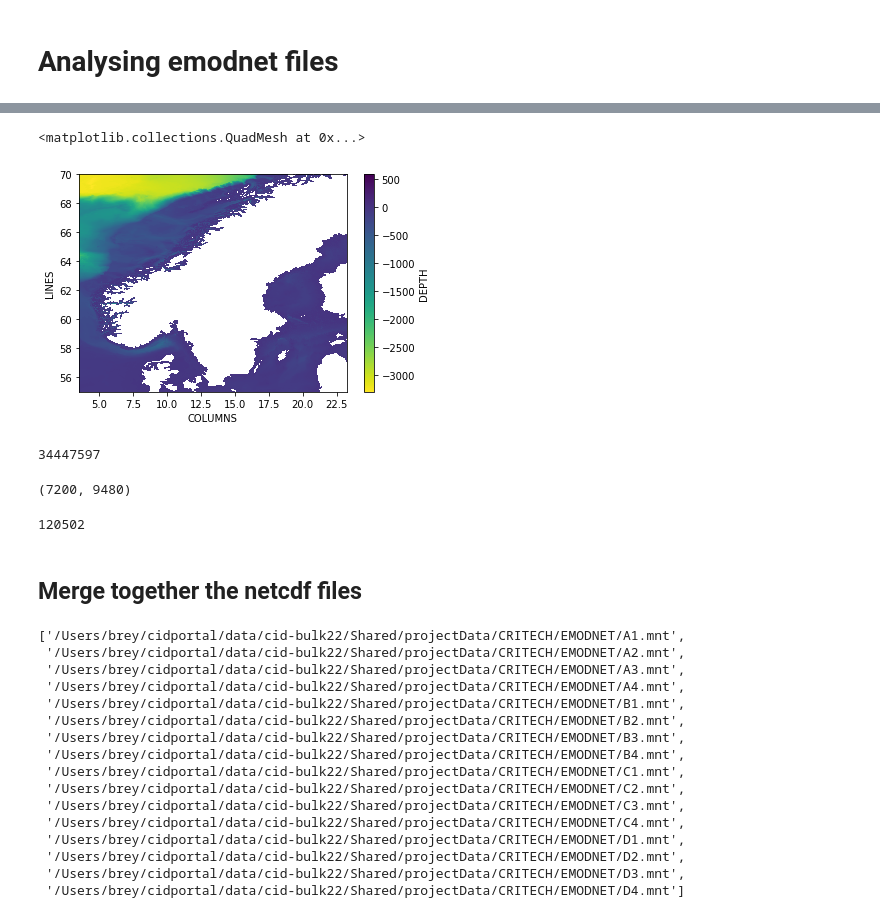
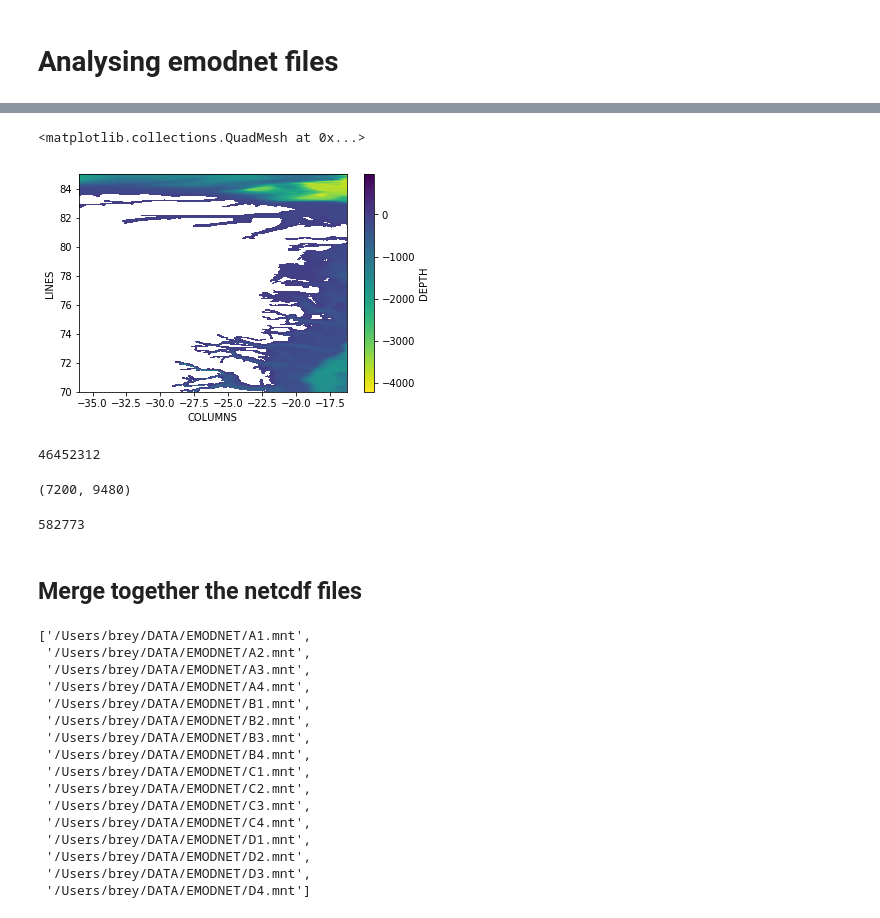
Before and after one commit to brey/pyPoseidon, a Jupyter notebook: Notebooks/DEM/EMODNET.ipynb, the cells around one changed output, grey strips where cells are left out. Cells and saved outputs as stored; diff of their text form; code cells hidden in the pictures.

```diff
--- a/Notebooks/DEM/EMODNET.ipynb
+++ b/Notebooks/DEM/EMODNET.ipynb
@@ -7,4 +9,4 @@ import glob
 # %%
 %matplotlib inline
 # %%
-datc2 = xr.open_dataset('/Users/brey/DATA/EMODNET/C2.mnt')
+data1 = xr.open_dataset('/Users/brey/DATA/EMODNET/A1.mnt')
@@ -31,12 +54,12 @@ Data variables:
 # %%
-v2=datc2.DEPTH.max(); v1 = datc2.DEPTH.min()
+v2=data1.DEPTH.max(); v1 = data1.DEPTH.min()
 # %%
-datc2.DEPTH.plot(vmin=v1, vmax=v2, cmap='viridis_r')
+data1.DEPTH.plot(vmin=v1, vmax=v2, cmap='viridis_r')
 # %% [output]
 <matplotlib.collections.QuadMesh at 0x...>
-[figure, old version]
+[figure, new version]
 # %%
-np.sum(np.isnan(datc2.DEPTH.values)) # number of Nan values
+np.sum(np.isnan(data1.DEPTH.values)) # number of Nan values
 # %% [output]
-34447597
+46452312
 # %%
@@ -44,29 +67,29 @@ datc2.DEPTH.shape
 # %% [output]
 (7200, 9480)
 # %%
-np.sum(datc2.DEPTH.values>0.) # Total positive (land) values
+np.sum(data1.DEPTH.values>0.) # Total positive (land) values
 # %% [output]
-120502
+582773
 # %% [markdown]
 ## Merge together the netcdf files
 # %%
-files = glob.glob('/Users/brey/cidportal/data/cid-bulk22/Shared/projectData/CRITECH/EMODNET/*.mnt')
+files = glob.glob('/Users/brey/DATA/EMODNET/*.mnt')
 files.sort()
 files
 # %% [output]
-['/Users/brey/cidportal/data/cid-bulk22/Shared/projectData/CRITECH/EMODNET/A1.mnt',
- '/Users/brey/cidportal/data/cid-bulk22/Shared/projectData/CRITECH/EMODNET/A2.mnt',
- '/Users/brey/cidportal/data/cid-bulk22/Shared/projectData/CRITECH/EMODNET/A3.mnt',
- '/Users/brey/cidportal/data/cid-bulk22/Shared/projectData/CRITECH/EMODNET/A4.mnt',
- '/Users/brey/cidportal/data/cid-bulk22/Shared/projectData/CRITECH/EMODNET/B1.mnt',
- '/Users/brey/cidportal/data/cid-bulk22/Shared/projectData/CRITECH/EMODNET/B2.mnt',
- '/Users/brey/cidportal/data/cid-bulk22/Shared/projectData/CRITECH/EMODNET/B3.mnt',
- '/Users/brey/cidportal/data/cid-bulk22/Shared/projectData/CRITECH/EMODNET/B4.mnt',
- '/Users/brey/cidportal/data/cid-bulk22/Shared/projectData/CRITECH/EMODNET/C1.mnt',
- '/Users/brey/cidportal/data/cid-bulk22/Shared/projectData/CRITECH/EMODNET/C2.mnt',
- '/Users/brey/cidportal/data/cid-bulk22/Shared/projectData/CRITECH/EMODNET/C3.mnt',
- '/Users/brey/cidportal/data/cid-bulk22/Shared/projectData/CRITECH/EMODNET/C4.mnt',
- '/Users/brey/cidportal/data/cid-bulk22/Shared/projectData/CRITECH/EMODNET/D1.mnt',
- '/Users/brey/cidportal/data/cid-bulk22/Shared/projectData/CRITECH/EMODNET/D2.mnt',
- '/Users/brey/cidportal/data/cid-bulk22/Shared/projectData/CRITECH/EMODNET/D3.mnt',
- '/Users/brey/cidportal/data/cid-bulk22/Shared/projectData/CRITECH/EMODNET/D4.mnt']
+['/Users/brey/DATA/EMODNET/A1.mnt',
+ '/Users/brey/DATA/EMODNET/A2.mnt',
+ '/Users/brey/DATA/EMODNET/A3.mnt',
+ '/Users/brey/DATA/EMODNET/A4.mnt',
+ '/Users/brey/DATA/EMODNET/B1.mnt',
+ '/Users/brey/DATA/EMODNET/B2.mnt',
+ '/Users/brey/DATA/EMODNET/B3.mnt',
+ '/Users/brey/DATA/EMODNET/B4.mnt',
+ '/Users/brey/DATA/EMODNET/C1.mnt',
+ '/Users/brey/DATA/EMODNET/C2.mnt',
+ '/Users/brey/DATA/EMODNET/C3.mnt',
+ '/Users/brey/DATA/EMODNET/C4.mnt',
+ '/Users/brey/DATA/EMODNET/D1.mnt',
+ '/Users/brey/DATA/EMODNET/D2.mnt',
+ '/Users/brey/DATA/EMODNET/D3.mnt',
+ '/Users/brey/DATA/EMODNET/D4.mnt']
```
Also changed, not shown: parts of 48 cells of this notebook, 3 other files.
